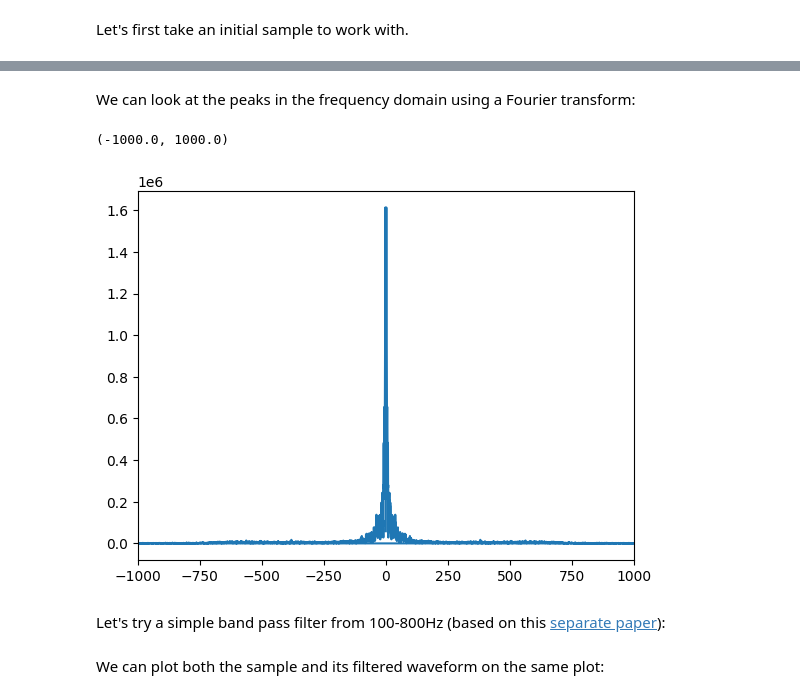
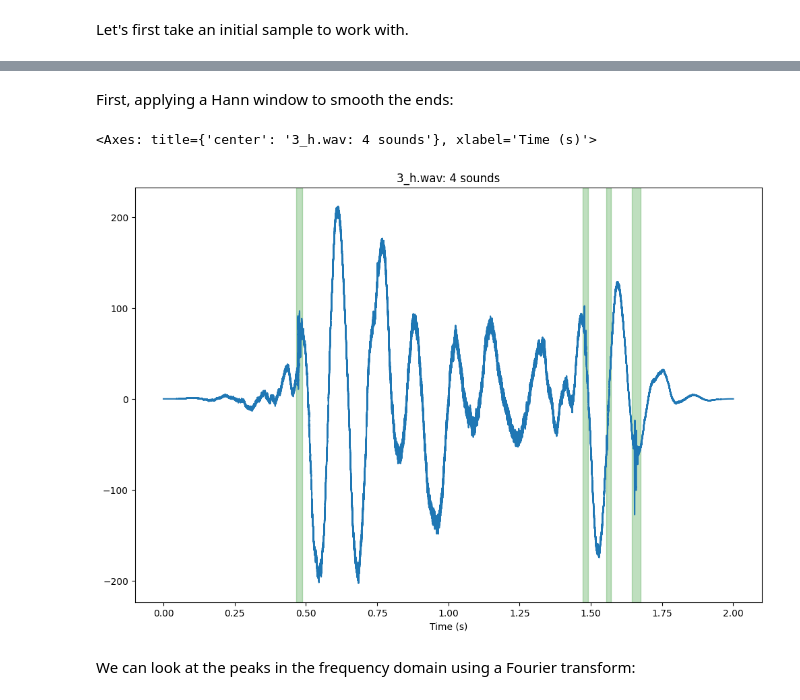
Before and after one commit to YiangChen/Qbio_FPj, a Jupyter notebook: exploration.ipynb, the cells around one changed output, grey strips where cells are left out. Saved outputs shown, nothing was run; the diff lists cells and outputs as text; code cells hidden in the pictures.

```diff
--- a/exploration.ipynb
+++ b/exploration.ipynb
@@ -80,6 +80,22 @@ def plot_sample(sample: Sample, extra=None, ax=None):
     ax.set_ylabel("Amplitude")
     ax.set_xlabel("Time (s)")
     return ax
+# %%
+# Another way to plot with arbitrary annotation data
+def plot_with_annotation(sample: Sample, extra=None, ax=None, alpha=0.25, color=None):
+    if ax is None:
+        ax = plt.gca()
+    time = np.arange(0, sample.data.shape[0]) / sample.rate
+    if extra is not None:
+        if color is None:
+            ax.plot(time, extra, label="extra")
+        else:
+            ax.plot(time, extra, label="extra", color=color)
+    for row in sample.labels.itertuples():
+        ax.axvspan(row.start, row.end, color='green', alpha=alpha)
+    ax.set_title(f"{sample.filename}: {sample.sounds_amount} sounds")
+    ax.set_xlabel("Time (s)")
+    return ax
 # %% [markdown]
 Let's plot a random selection of 5 samples from the training data:
 # %%
@@ -105,13 +132,13 @@ plot_sample(sample)
+# %% [markdown]
+First, applying a Hann window to smooth the ends:
+# %%
+w = signal.get_window("hann", len(y))
+y_windowed = y * w
+# %%
+fig, ax = plt.subplots(1, 1, figsize=(12,8))
+plot_with_annotation(sample, y_windowed, ax=ax)
+# %% [output]
+<Axes: title={'center': '3_h.wav: 4 sounds'}, xlabel='Time (s)'>
+[figure, added]
 # %% [markdown]
 We can look at the peaks in the frequency domain using a Fourier transform:
-# %%
-num_samples = len(sample.data)
-yf = fft(sample.data)
-xf = fftfreq(num_samples, 1 / sample.rate)
-plt.plot(xf, np.abs(yf))
-plt.xlim(-1000, 1000)
-# %% [output]
-(-1000.0, 1000.0)
-[figure, removed]
-# %% [markdown]
-Let's try a simple band pass filter from 100-800Hz (based on this [separate paper](http://dx.doi.org/10.1109/JBHI.2022.3151927)):
@@ -120,2 +144,0 @@ sos =  butter(5, [100, 800], btype="band", output="sos", fs=sample.rate)
-# %% [markdown]
-We can plot both the sample and its filtered waveform on the same plot:
```
Also changed, not shown: parts of 46 cells of this notebook.
